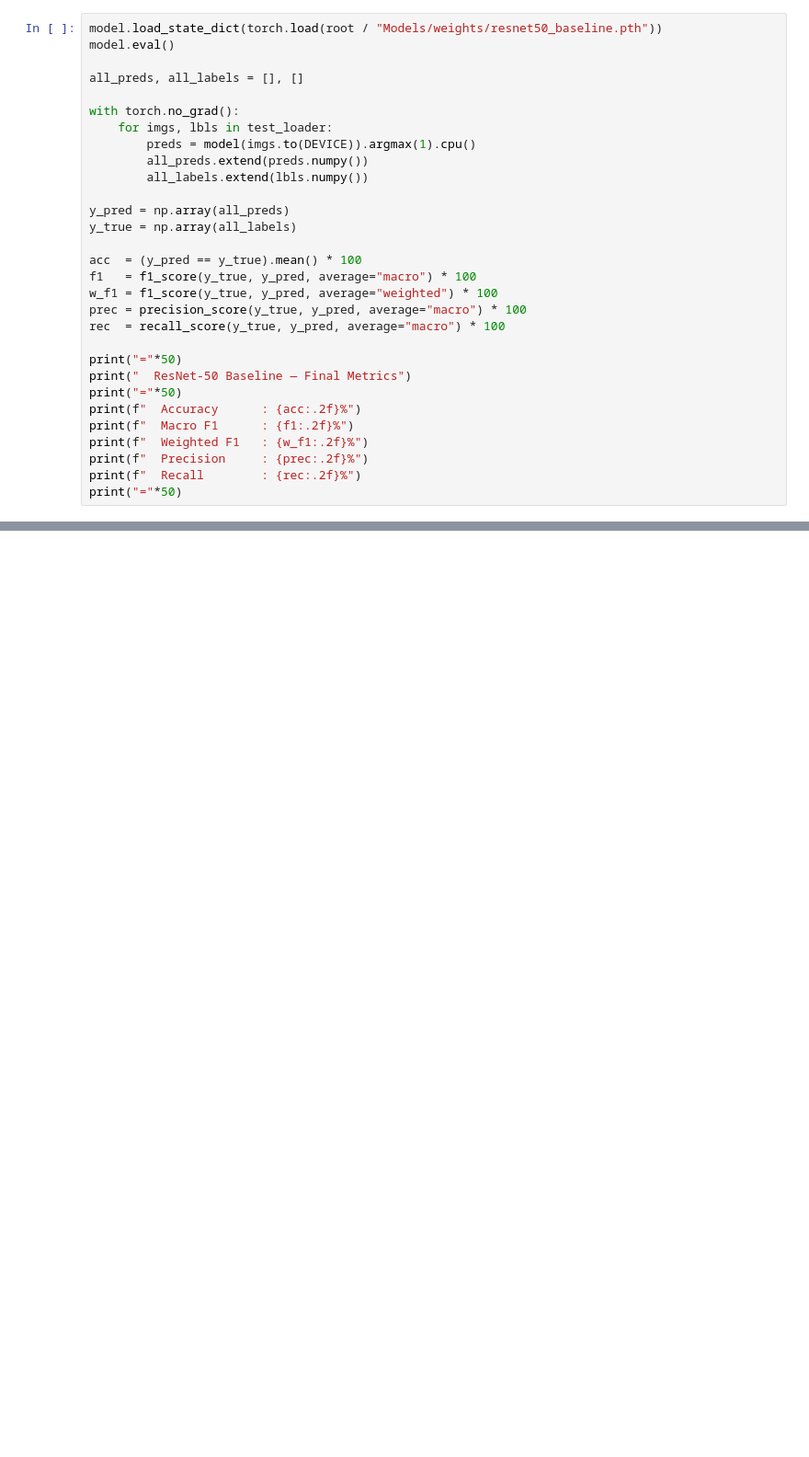
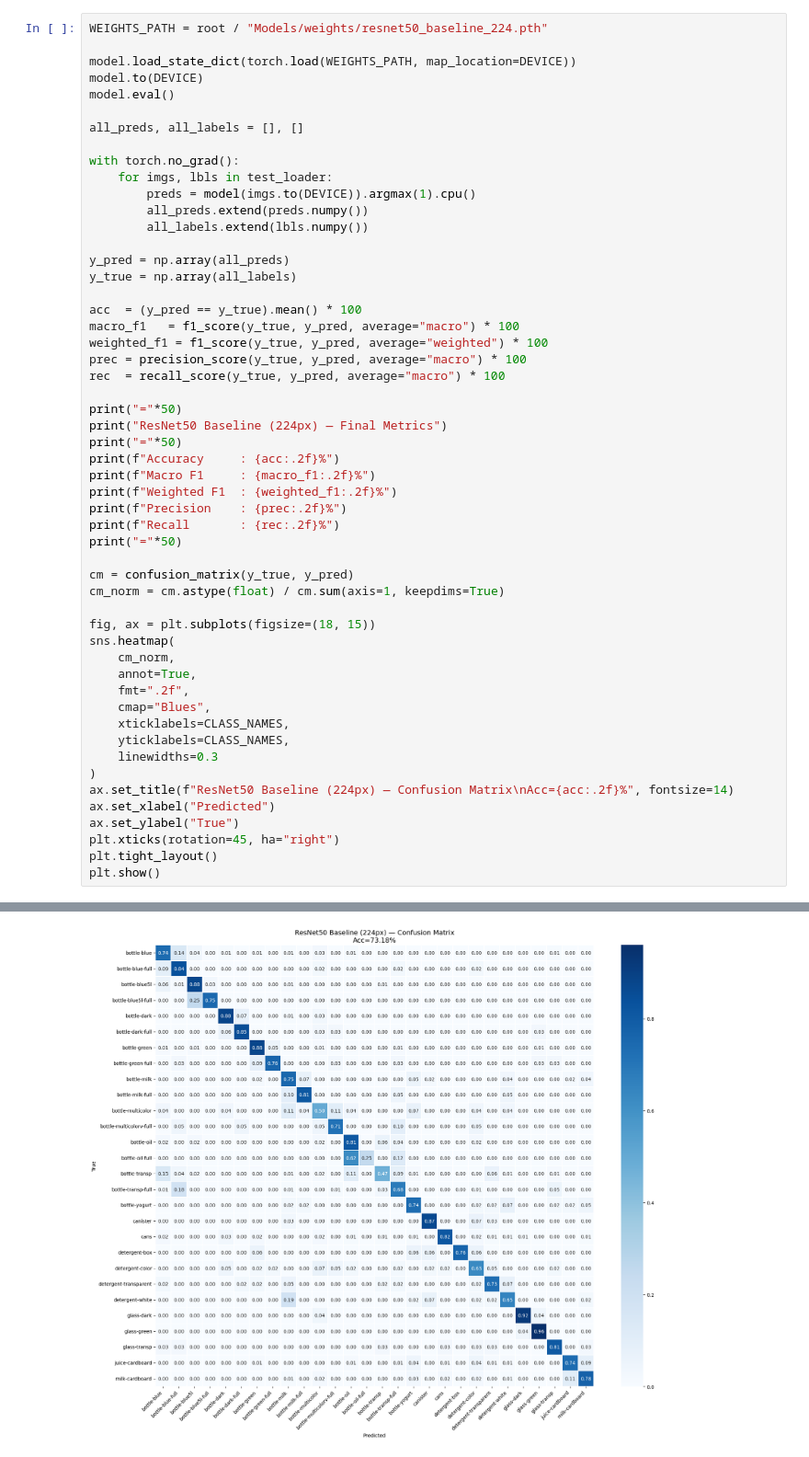
Before and after one commit to elmehdiziate/Waste-Classification, a Jupyter notebook: Notebook/ResNet50_Baseline.ipynb, the cells around one changed output, grey strips where cells are left out. Shown at 92% size. Saved outputs shown, nothing was run; the diff lists cells and outputs as text; blank space fills up the shorter version.

```diff
--- a/Notebook/ResNet50_Baseline.ipynb
+++ b/Notebook/ResNet50_Baseline.ipynb
@@ -232,5 +219,8 @@ plt.show()
 # %%
-model.load_state_dict(torch.load(root / "Models/weights/resnet50_baseline.pth"))
+WEIGHTS_PATH = root / "Models/weights/resnet50_baseline_224.pth"
+
+model.load_state_dict(torch.load(WEIGHTS_PATH, map_location=DEVICE))
+model.to(DEVICE)
 model.eval()
 
 all_preds, all_labels = [], []
@@ -245,19 +235,39 @@ y_pred = np.array(all_preds)
 y_true = np.array(all_labels)
 
 acc  = (y_pred == y_true).mean() * 100
-f1   = f1_score(y_true, y_pred, average="macro") * 100
-w_f1 = f1_score(y_true, y_pred, average="weighted") * 100
+macro_f1   = f1_score(y_true, y_pred, average="macro") * 100
+weighted_f1 = f1_score(y_true, y_pred, average="weighted") * 100
 prec = precision_score(y_true, y_pred, average="macro") * 100
 rec  = recall_score(y_true, y_pred, average="macro") * 100
 
 print("="*50)
-print("  ResNet‑50 Baseline — Final Metrics")
+print("ResNet50 Baseline (224px) — Final Metrics")
 print("="*50)
-print(f"  Accuracy      : {acc:.2f}%")
-print(f"  Macro F1      : {f1:.2f}%")
-print(f"  Weighted F1   : {w_f1:.2f}%")
-print(f"  Precision     : {prec:.2f}%")
-print(f"  Recall        : {rec:.2f}%")
+print(f"Accuracy     : {acc:.2f}%")
+print(f"Macro F1     : {macro_f1:.2f}%")
+print(f"Weighted F1  : {weighted_f1:.2f}%")
+print(f"Precision    : {prec:.2f}%")
+print(f"Recall       : {rec:.2f}%")
 print("="*50)
+
+cm = confusion_matrix(y_true, y_pred)
+cm_norm = cm.astype(float) / cm.sum(axis=1, keepdims=True)
+
+fig, ax = plt.subplots(figsize=(18, 15))
+sns.heatmap(
+    cm_norm,
+    annot=True,
+    fmt=".2f",
+    cmap="Blues",
+    xticklabels=CLASS_NAMES,
+    yticklabels=CLASS_NAMES,
+    linewidths=0.3
+)
+ax.set_title(f"ResNet50 Baseline (224px) — Confusion Matrix\nAcc={acc:.2f}%", fontsize=14)
+ax.set_xlabel("Predicted")
+ax.set_ylabel("True")
+plt.xticks(rotation=45, ha="right")
+plt.tight_layout()
+plt.show()
 # %% [output]
 ==================================================
@@ -271 +281,2 @@ print("="*50)
 ==================================================
+[figure, added]
```
Also changed, not shown: parts of 24 cells of this notebook, 6 other files.
